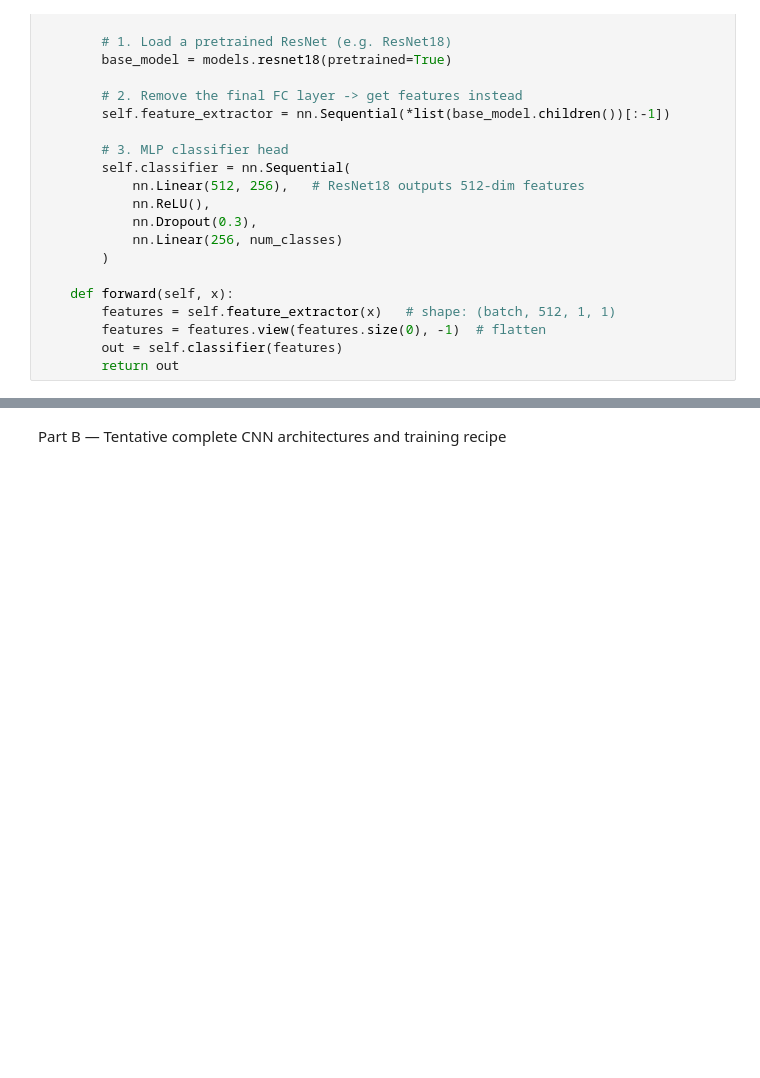
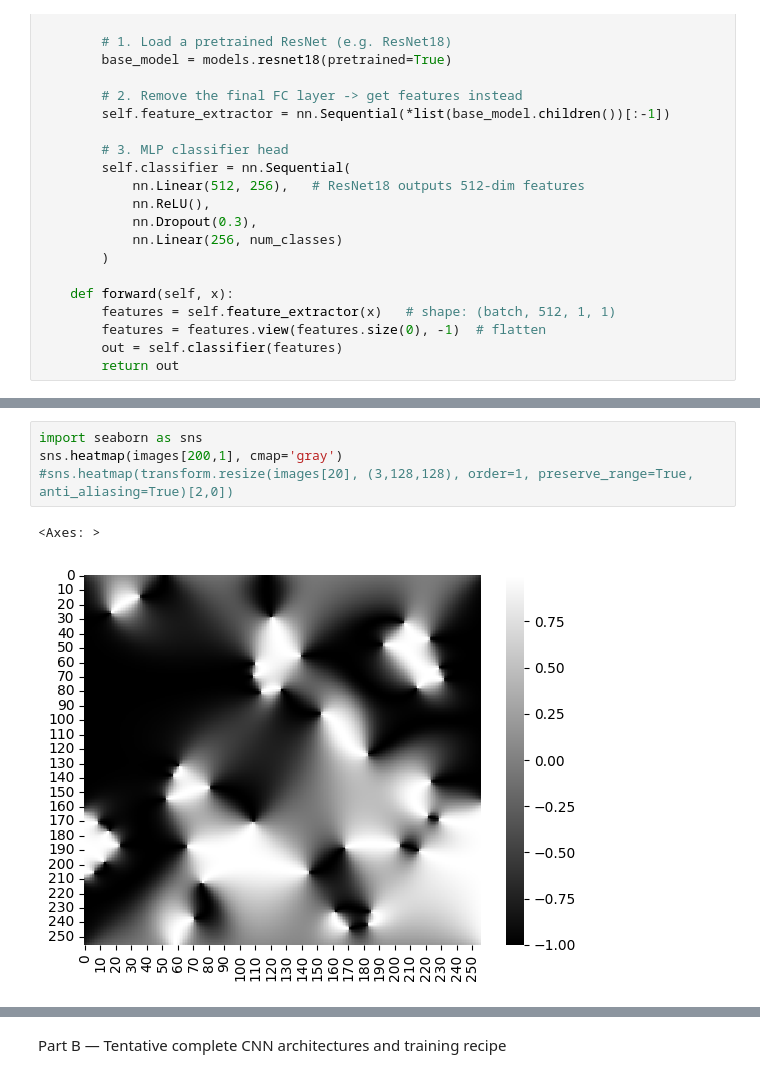
Before and after one commit to S3b4sc/mumax3-LTEM-MFM, a Jupyter notebook: python_scripts/exploring_model.ipynb, the cells around one changed output, grey strips where cells are left out. Saved outputs shown, nothing was run; the diff lists cells and outputs as text; blank space fills up the shorter version.

```diff
--- a/python_scripts/exploring_model.ipynb
+++ b/python_scripts/exploring_model.ipynb
@@ -153,2 +251,9 @@ print("Loaded images:", images.shape, "targets:", targets.shape)
+# %%
+import seaborn as sns
+sns.heatmap(images[200,1], cmap='gray')
+#sns.heatmap(transform.resize(images[20], (3,128,128), order=1, preserve_range=True, anti_aliasing=True)[2,0])
+# %% [output]
+<Axes: >
+[figure, added]
 # %%
 # Cell 5: compute simple image features for each image
```
Also changed, not shown: parts of 18 cells of this notebook, 2 other files.
